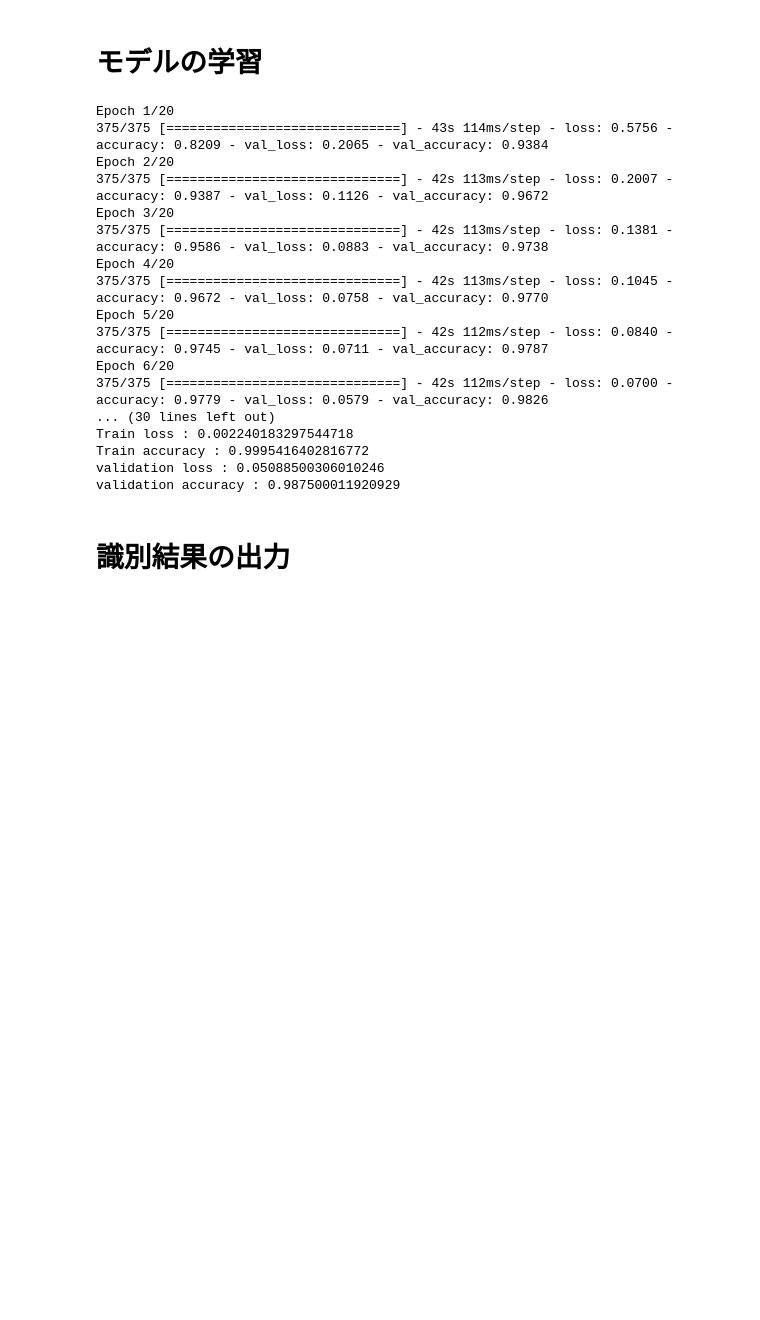
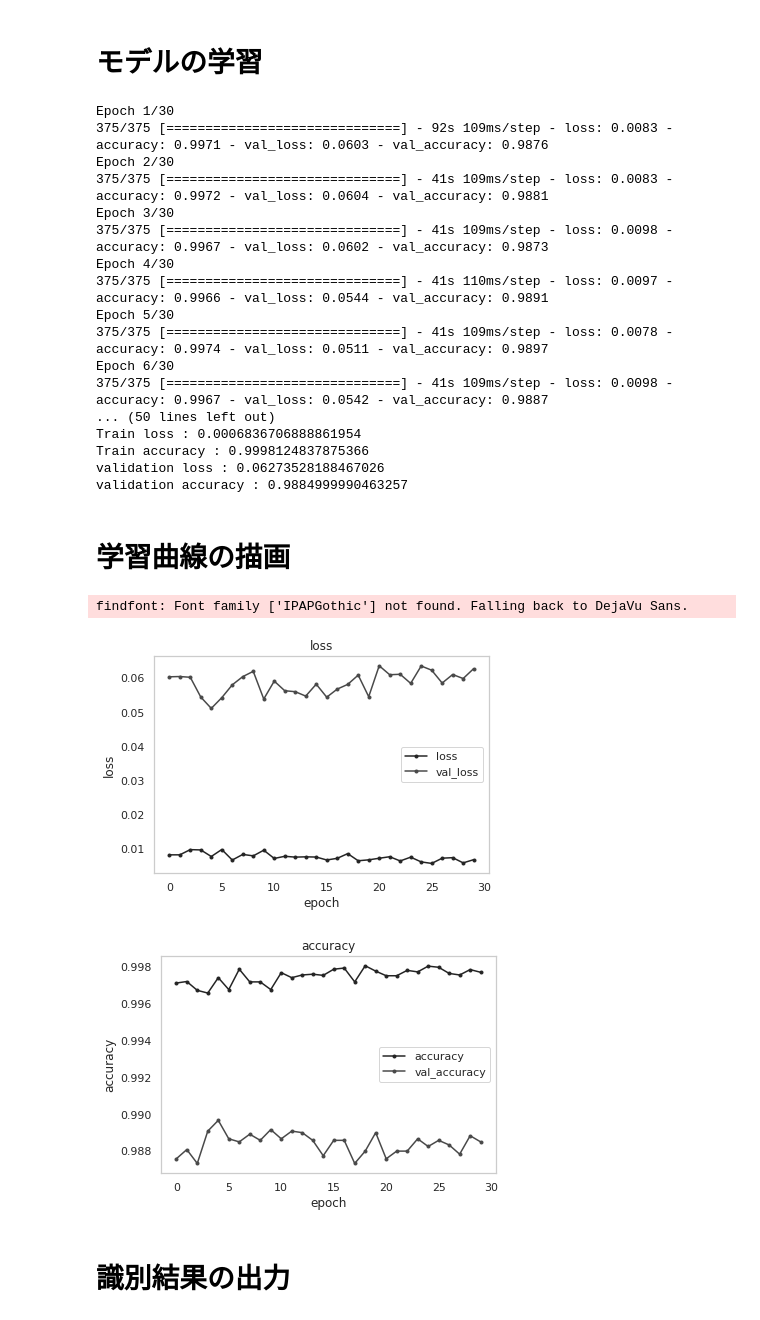
Before and after one commit to IshimotoTakara/CrushedCharactersIdentification, a Jupyter notebook: code.ipynb, the cells around one changed output. Saved outputs shown, nothing was run; the diff lists cells and outputs as text; code cells hidden in the pictures; blank space fills up the shorter version.

Commit message:
epochs=30, 0.963

```diff
--- a/code.ipynb
+++ b/code.ipynb
@@ -209,13 +209,11 @@ from tensorflow.keras.utils import plot_model
 
 # dataの準備
 train_imgs, train_lbls, validation_imgs, validation_lbls = KMNISTDataLoader(validation_size).load(datapath)
-
 train_imgs, train_lbls, validation_imgs, validation_lbls = Preprocessor().transform(train_imgs, train_lbls, validation_imgs, validation_lbls)
 
 # modelの設定
 label_num = 10
 input_shape = (28, 28, 1)
-
 
 # model作成
 # Sequential：モデル層を積み重ねる形式の記述方法。.addメソッドで簡単に層を追加できる。
@@ -224,16 +222,17 @@ model = Sequential()
 # Conv2D：2次元畳み込み層。空間フィルタ – 畳み込み演算層。
 # 32種類の「3×3」のフィルタ
 model.add(layers.Conv2D(32, kernel_size=(3, 3), activation='relu', input_shape=input_shape))
+# プーリング層
 model.add(layers.MaxPooling2D(pool_size=(2, 2)))
-# ドロップアウト(過学習防止用, dropoutレートが0.25なら512個のユニットのうち、25%のユニットを無効化）
+# ドロップアウト層(過学習防止用, dropoutレートが0.25なら512個のユニットのうち、25%のユニットを無効化）
 model.add(layers.Dropout(0.25))
 
-model.add(layers.Conv2D(64, kernel_size=(3, 3),\
-activation='relu'))
+model.add(layers.Conv2D(64, kernel_size=(3, 3), activation='relu'))
 model.add(layers.MaxPooling2D(pool_size=(2, 2)))
 model.add(layers.Dropout(0.4))
-
+# 平準化層
 model.add(layers.Flatten())
+# 全結合層
 model.add(layers.Dense(128, activation='relu'))
 model.add(layers.Dense(label_num, activation='softmax'))
 
@@ -267,7 +266,7 @@ _________________________________________________________________
 # バッチサイズ：1度に学習するデータサイズ
 batch_size = 128
 # エポック数：学習回数
-epochs = 20
+epochs = 30
 
 # 学習プロセスの設定する
 loss = keras.losses.categorical_crossentropy
@@ -275,7 +274,7 @@ optimizer = keras.optimizers.Adam(lr=0.001, beta_1=0.9, beta_2=0.999)
 model.compile(loss=loss, optimizer=optimizer, metrics=['accuracy'])
 
 # modelを学習する
-model.fit(train_imgs, train_lbls,
+history = model.fit(train_imgs, train_lbls,
     batch_size=batch_size,
     epochs=epochs,
     verbose=1,
@@ -291,23 +290,48 @@ print('Train accuracy :', train_score[1])
 print('validation loss :', validation_score[0])
 print('validation accuracy :', validation_score[1])
 # %% [output]
-Epoch 1/20
-375/375 [==============================] - 43s 114ms/step - loss: 0.5756 - accuracy: 0.8209 - val_loss: 0.2065 - val_accuracy: 0.9384
-Epoch 2/20
-375/375 [==============================] - 42s 113ms/step - loss: 0.2007 - accuracy: 0.9387 - val_loss: 0.1126 - val_accuracy: 0.9672
-Epoch 3/20
-375/375 [==============================] - 42s 113ms/step - loss: 0.1381 - accuracy: 0.9586 - val_loss: 0.0883 - val_accuracy: 0.9738
-Epoch 4/20
-375/375 [==============================] - 42s 113ms/step - loss: 0.1045 - accuracy: 0.9672 - val_loss: 0.0758 - val_accuracy: 0.9770
-Epoch 5/20
-375/375 [==============================] - 42s 112ms/step - loss: 0.0840 - accuracy: 0.9745 - val_loss: 0.0711 - val_accuracy: 0.9787
-Epoch 6/20
-375/375 [==============================] - 42s 112ms/step - loss: 0.0700 - accuracy: 0.9779 - val_loss: 0.0579 - val_accuracy: 0.9826
-... (30 lines left out)
-Train loss : 0.002240183297544718
-Train accuracy : 0.9995416402816772
-validation loss : 0.05088500306010246
-validation accuracy : 0.987500011920929
+Epoch 1/30
+375/375 [==============================] - 92s 109ms/step - loss: 0.0083 - accuracy: 0.9971 - val_loss: 0.0603 - val_accuracy: 0.9876
+Epoch 2/30
+375/375 [==============================] - 41s 109ms/step - loss: 0.0083 - accuracy: 0.9972 - val_loss: 0.0604 - val_accuracy: 0.9881
+Epoch 3/30
+375/375 [==============================] - 41s 109ms/step - loss: 0.0098 - accuracy: 0.9967 - val_loss: 0.0602 - val_accuracy: 0.9873
+Epoch 4/30
+375/375 [==============================] - 41s 110ms/step - loss: 0.0097 - accuracy: 0.9966 - val_loss: 0.0544 - val_accuracy: 0.9891
+Epoch 5/30
+375/375 [==============================] - 41s 109ms/step - loss: 0.0078 - accuracy: 0.9974 - val_loss: 0.0511 - val_accuracy: 0.9897
+Epoch 6/30
+375/375 [==============================] - 41s 109ms/step - loss: 0.0098 - accuracy: 0.9967 - val_loss: 0.0542 - val_accuracy: 0.9887
+... (50 lines left out)
+Train loss : 0.0006836706888861954
+Train accuracy : 0.9998124837875366
+validation loss : 0.06273528188467026
+validation accuracy : 0.9884999990463257
+# %% [markdown]
+# 学習曲線の描画
+# %%
+# 学習曲線の作成
+plt.plot(history.history["loss"], marker=".", label="loss")
+plt.plot(history.history["val_loss"], marker=".", label="val_loss")
+plt.title("loss")
+plt.grid()
+plt.xlabel("epoch")
+plt.ylabel("loss")
+plt.legend(loc="best")
+plt.show()
+
+plt.plot(history.history["accuracy"], marker=".", label="accuracy")
+plt.plot(history.history["val_accuracy"], marker=".", label="val_accuracy")
+plt.title("accuracy")
+plt.grid()
+plt.xlabel("epoch")
+plt.ylabel("accuracy")
+plt.legend(loc="best")
+plt.show()
+# %% [output]
+findfont: Font family ['IPAPGothic'] not found. Falling back to DejaVu Sans.
+[figure, added]
+[figure, added]
 # %% [markdown]
 # 識別結果の出力
 # %%
```
